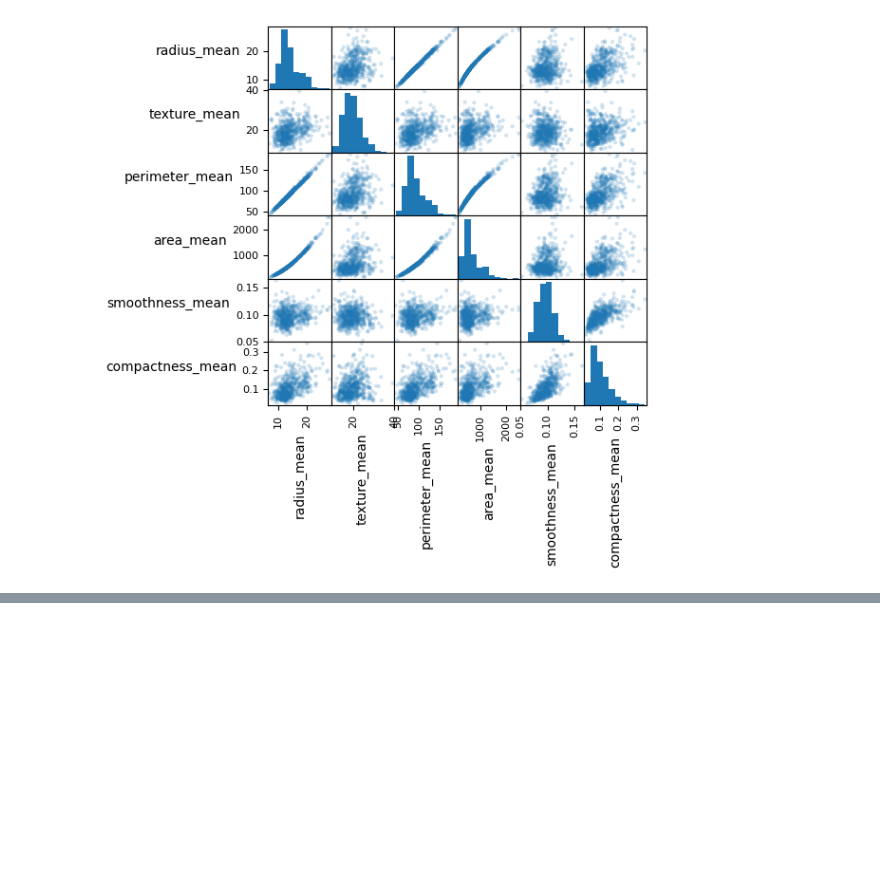
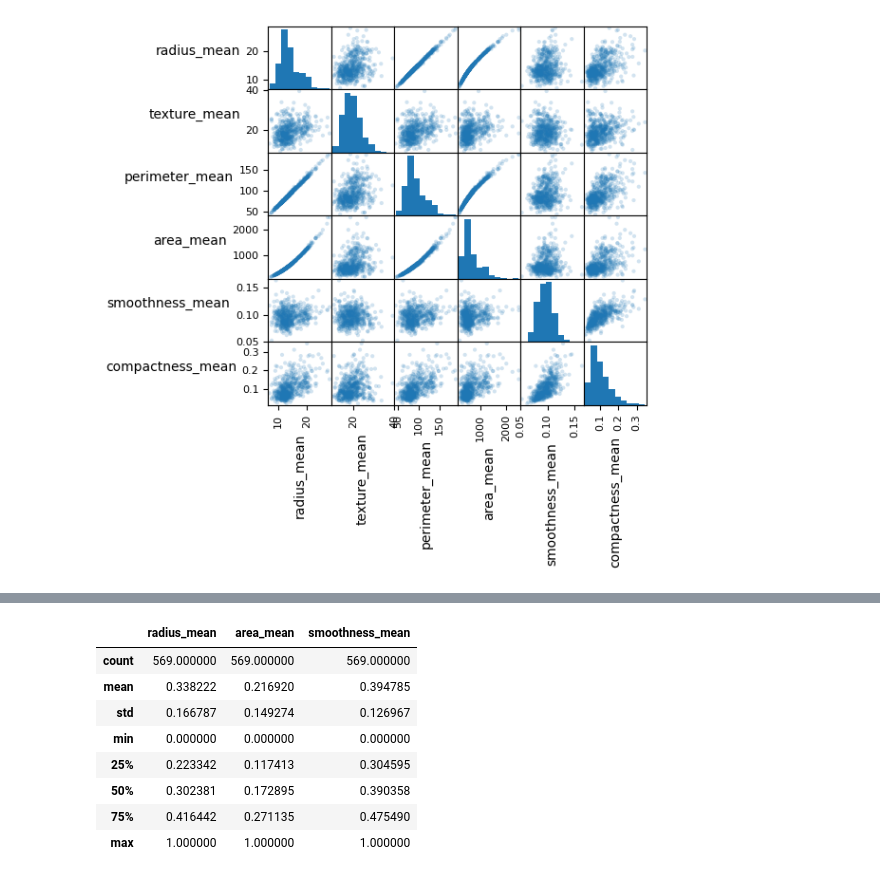
Before and after one commit to Patrick0481/Data-mining-2025-course, a Jupyter notebook: Week2.ipynb, the cells around one changed output, grey strips where cells are left out. Cells and saved outputs as stored; diff of their text form; code cells hidden in the pictures; blank space fills up the shorter version.

```diff
--- a/Week2.ipynb
+++ b/Week2.ipynb
@@ -41,0 +79,16 @@ memory usage: 142.4+ KB
+# %%
+def normalize(x):
+
+    return (x - min(x)) / (
+        max(x) - min(x)
+    )  # distance of item value - minimum vector value divided by the range of all vector values
+
+
+testSet1 = np.arange(1, 6)
+testSet2 = np.arange(1, 6) * 10
+
+
+print(f"testSet1: {testSet1}\n")
+print(f"testSet2: {testSet2}\n")
+print(f"Normalized testSet1: {normalize(testSet1)}\n")
+print(f"Normalized testSet2: {normalize(testSet2)}\n")
@@ -41,0 +103,16 @@ memory usage: 142.4+ KB
+# %%
+excluded = ["diagnosis"]  # list of columns to exclude
+# X = cleanDF.loc[:, ~cleanDF.columns.isin(excluded)]
+X = cleanDF.drop(excluded, axis=1)
+X = X.apply(normalize, axis=0)
+X[["radius_mean", "area_mean", "smoothness_mean"]].describe()
+# %% [output]
+|  | radius_mean | area_mean | smoothness_mean |
+| count | 569.000000 | 569.000000 | 569.000000 |
+| mean | 0.338222 | 0.216920 | 0.394785 |
+| std | 0.166787 | 0.149274 | 0.126967 |
+| min | 0.000000 | 0.000000 | 0.000000 |
+| 25% | 0.223342 | 0.117413 | 0.304595 |
+| 50% | 0.302381 | 0.172895 | 0.390358 |
+| 75% | 0.416442 | 0.271135 | 0.475490 |
+| max | 1.000000 | 1.000000 | 1.000000 |
```
Also changed, not shown: parts of 9 cells of this notebook.
